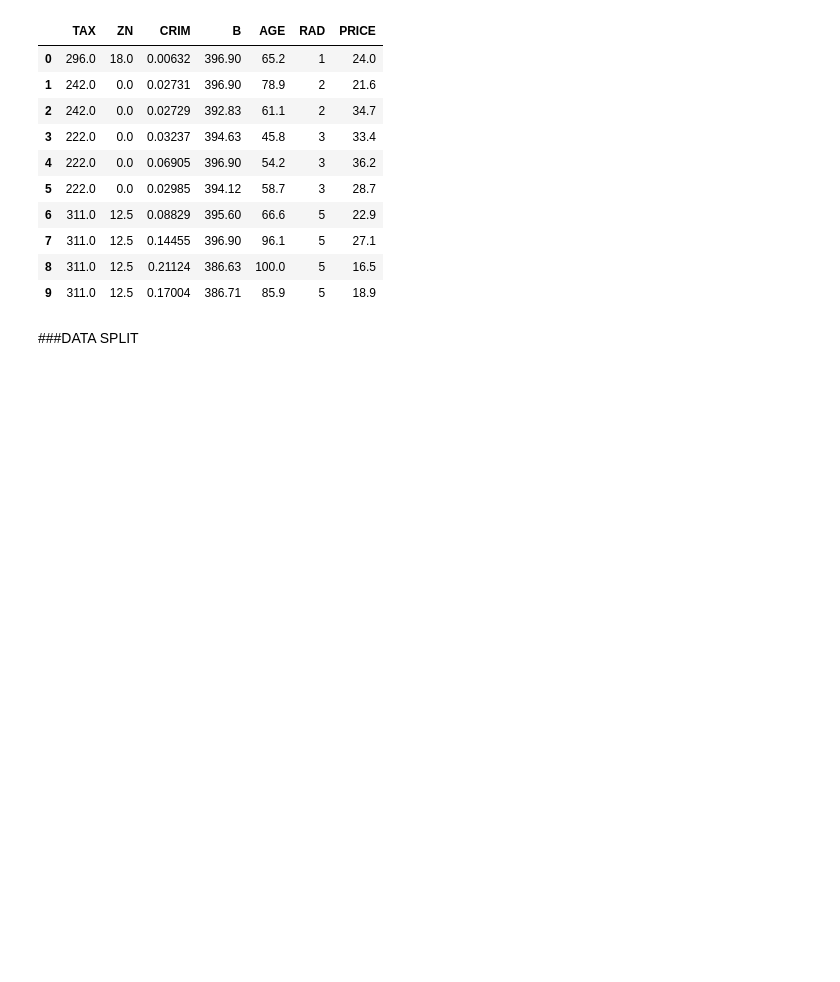
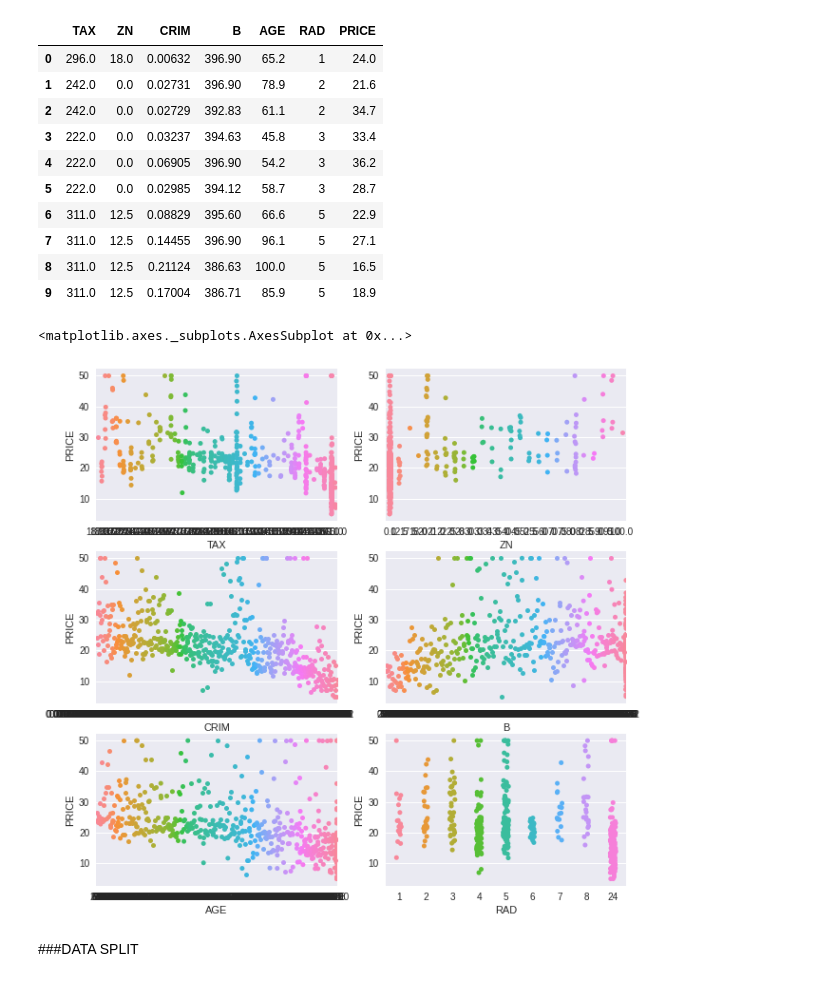
Before and after one commit to Sakshi1007/MLnow_2.0, a Jupyter notebook: BostonPrice.ipynb, the cells around one changed output. Drawn from its saved outputs; the diff is of its cells as text; code cells hidden in the pictures; blank space fills up the shorter version.

```diff
--- a/BostonPrice.ipynb
+++ b/BostonPrice.ipynb
@@ -241,14 +241,17 @@ cleanData.head(10)
 # %%
 # stripplots plotted as subplots on one main plot with the ax parameter
 
 fig, axarr = plt.subplots(3,2, figsize=(10,10))
 
-sns.stripplot(x='TAX', y='PRICE', data=cleanData, hue='PRICE', ax=axarr[0][0])
+sns.stripplot(x='TAX', y='PRICE', data=cleanData, hue=None, ax=axarr[0][0])
 sns.stripplot(x='ZN', y='PRICE', data=cleanData, hue=None, ax=axarr[0][1])
 sns.stripplot(x='CRIM', y='PRICE', data=cleanData, hue=None, ax=axarr[1][0])
 sns.stripplot(x='B', y='PRICE', data=cleanData, hue=None,  ax=axarr[1][1])
 sns.stripplot(x='AGE', y='PRICE', data=cleanData, hue=None, ax=axarr[2][0])
 sns.stripplot(x='RAD', y='PRICE', data=cleanData, hue=None, ax=axarr[2][1])
+# %% [output]
+<matplotlib.axes._subplots.AxesSubplot at 0x...>
+[figure, added]
 # %% [markdown]
 ###DATA SPLIT
 # %%
```
Also changed, not shown: parts of 9 cells of this notebook.
